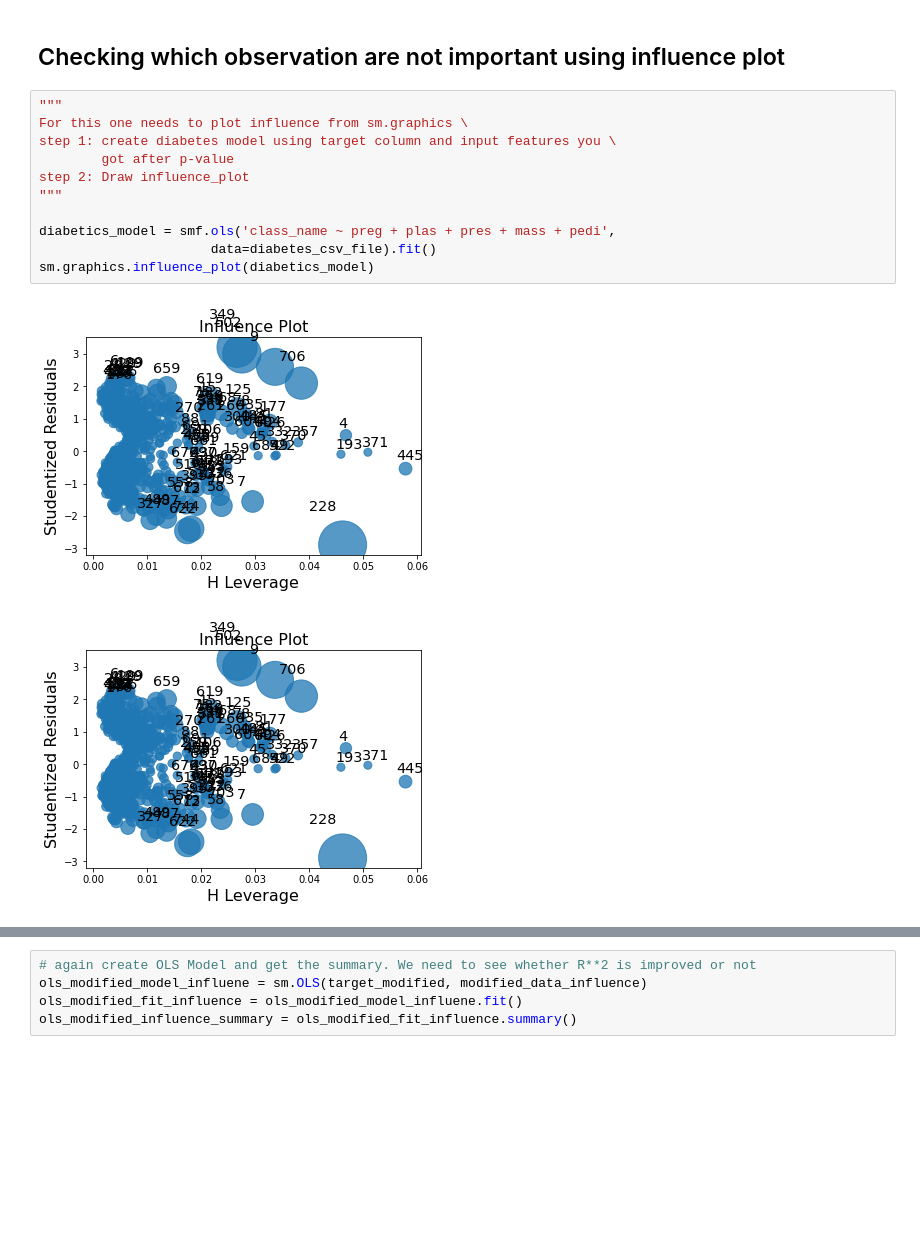
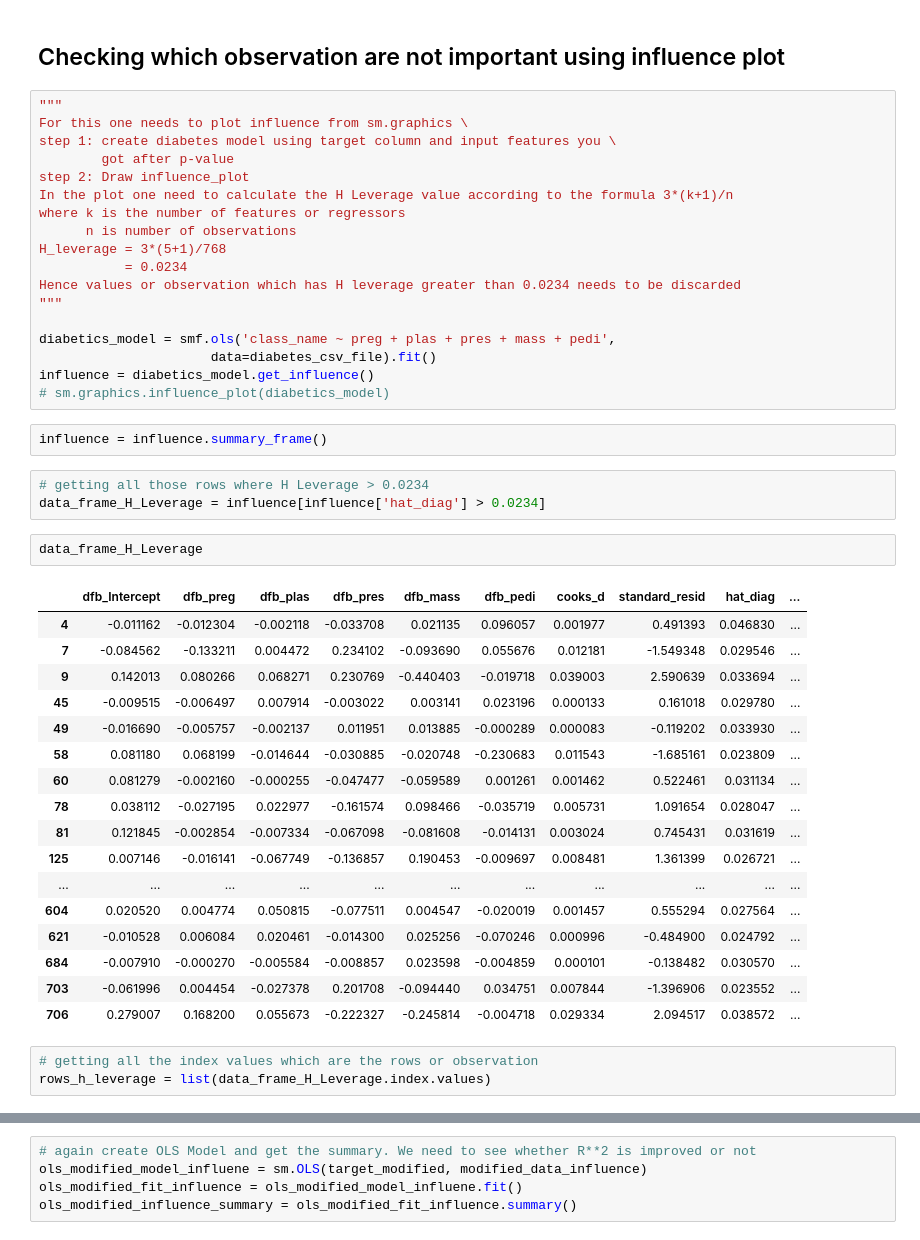
Before and after one commit to InfoDeveloper-dev/Machine-Learning-Basics, a Jupyter notebook: Linear_Regression/Multivariate Linear Regression.ipynb, the cells around one changed output, grey strips where cells are left out. Cells and saved outputs as stored; diff of their text form; blank space fills up the shorter version.

```diff
--- a/Linear_Regression/Multivariate Linear Regression.ipynb
+++ b/Linear_Regression/Multivariate Linear Regression.ipynb
@@ -152,11 +171,43 @@ For this one needs to plot influence from sm.graphics \
 step 1: create diabetes model using target column and input features you \
         got after p-value
 step 2: Draw influence_plot
+In the plot one need to calculate the H Leverage value according to the formula 3*(k+1)/n
+where k is the number of features or regressors
+      n is number of observations
+H_leverage = 3*(5+1)/768
+           = 0.0234
+Hence values or observation which has H leverage greater than 0.0234 needs to be discarded
 """
 
 diabetics_model = smf.ols('class_name ~ preg + plas + pres + mass + pedi',
                       data=diabetes_csv_file).fit()
-sm.graphics.influence_plot(diabetics_model)
+influence = diabetics_model.get_influence()
+# sm.graphics.influence_plot(diabetics_model)
-# %% [output]
-[figure, removed]
-[figure, removed]
+# %%
+influence = influence.summary_frame()
+# %%
+# getting all those rows where H Leverage > 0.0234
+data_frame_H_Leverage = influence[influence['hat_diag'] > 0.0234]
+# %%
+data_frame_H_Leverage
+# %% [output]
+|  | dfb_Intercept | dfb_preg | dfb_plas | dfb_pres | dfb_mass | dfb_pedi | cooks_d | standard_resid | hat_diag | ... |
+| 4 | -0.011162 | -0.012304 | -0.002118 | -0.033708 | 0.021135 | 0.096057 | 0.001977 | 0.491393 | 0.046830 | ... |
+| 7 | -0.084562 | -0.133211 | 0.004472 | 0.234102 | -0.093690 | 0.055676 | 0.012181 | -1.549348 | 0.029546 | ... |
+| 9 | 0.142013 | 0.080266 | 0.068271 | 0.230769 | -0.440403 | -0.019718 | 0.039003 | 2.590639 | 0.033694 | ... |
+| 45 | -0.009515 | -0.006497 | 0.007914 | -0.003022 | 0.003141 | 0.023196 | 0.000133 | 0.161018 | 0.029780 | ... |
+| 49 | -0.016690 | -0.005757 | -0.002137 | 0.011951 | 0.013885 | -0.000289 | 0.000083 | -0.119202 | 0.033930 | ... |
+| 58 | 0.081180 | 0.068199 | -0.014644 | -0.030885 | -0.020748 | -0.230683 | 0.011543 | -1.685161 | 0.023809 | ... |
+| 60 | 0.081279 | -0.002160 | -0.000255 | -0.047477 | -0.059589 | 0.001261 | 0.001462 | 0.522461 | 0.031134 | ... |
+| 78 | 0.038112 | -0.027195 | 0.022977 | -0.161574 | 0.098466 | -0.035719 | 0.005731 | 1.091654 | 0.028047 | ... |
+| 81 | 0.121845 | -0.002854 | -0.007334 | -0.067098 | -0.081608 | -0.014131 | 0.003024 | 0.745431 | 0.031619 | ... |
+| 125 | 0.007146 | -0.016141 | -0.067749 | -0.136857 | 0.190453 | -0.009697 | 0.008481 | 1.361399 | 0.026721 | ... |
+| ... | ... | ... | ... | ... | ... | ... | ... | ... | ... | ... |
+| 604 | 0.020520 | 0.004774 | 0.050815 | -0.077511 | 0.004547 | -0.020019 | 0.001457 | 0.555294 | 0.027564 | ... |
+| 621 | -0.010528 | 0.006084 | 0.020461 | -0.014300 | 0.025256 | -0.070246 | 0.000996 | -0.484900 | 0.024792 | ... |
+| 684 | -0.007910 | -0.000270 | -0.005584 | -0.008857 | 0.023598 | -0.004859 | 0.000101 | -0.138482 | 0.030570 | ... |
+| 703 | -0.061996 | 0.004454 | -0.027378 | 0.201708 | -0.094440 | 0.034751 | 0.007844 | -1.396906 | 0.023552 | ... |
+| 706 | 0.279007 | 0.168200 | 0.055673 | -0.222327 | -0.245814 | -0.004718 | 0.029334 | 2.094517 | 0.038572 | ... |
+# %%
+# getting all the index values which are the rows or observation
+rows_h_leverage = list(data_frame_H_Leverage.index.values)
```
Also changed, not shown: parts of 8 cells of this notebook.
